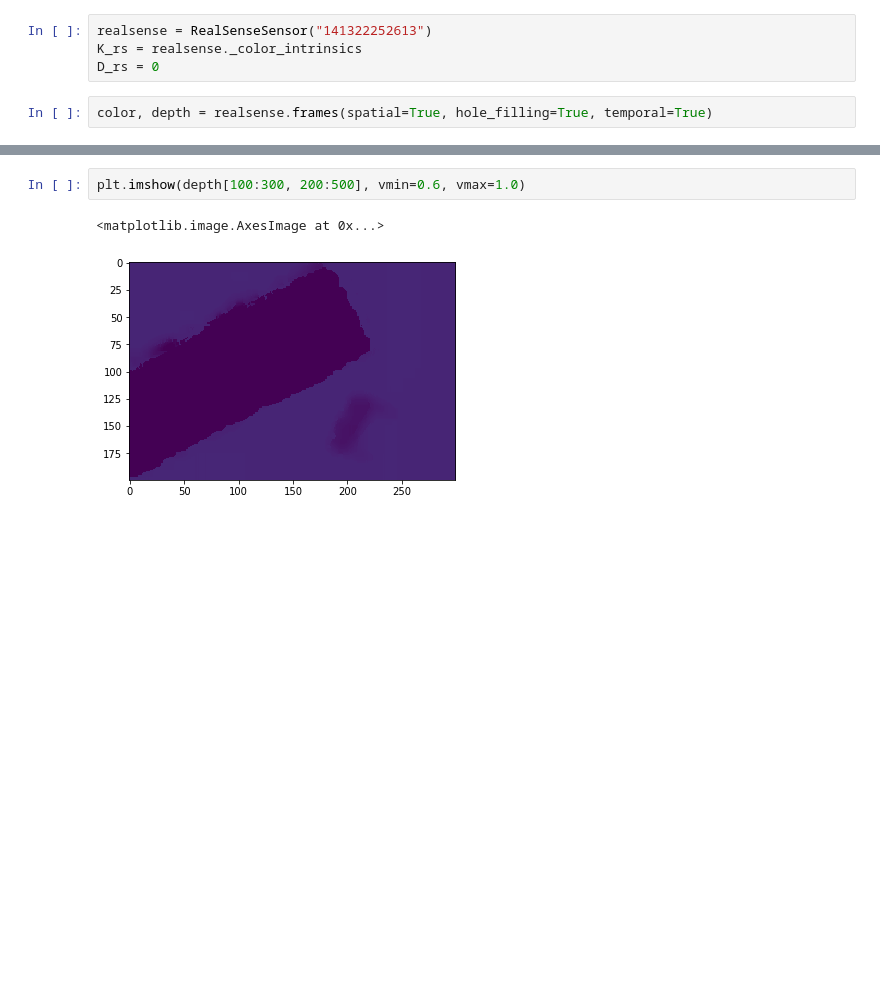
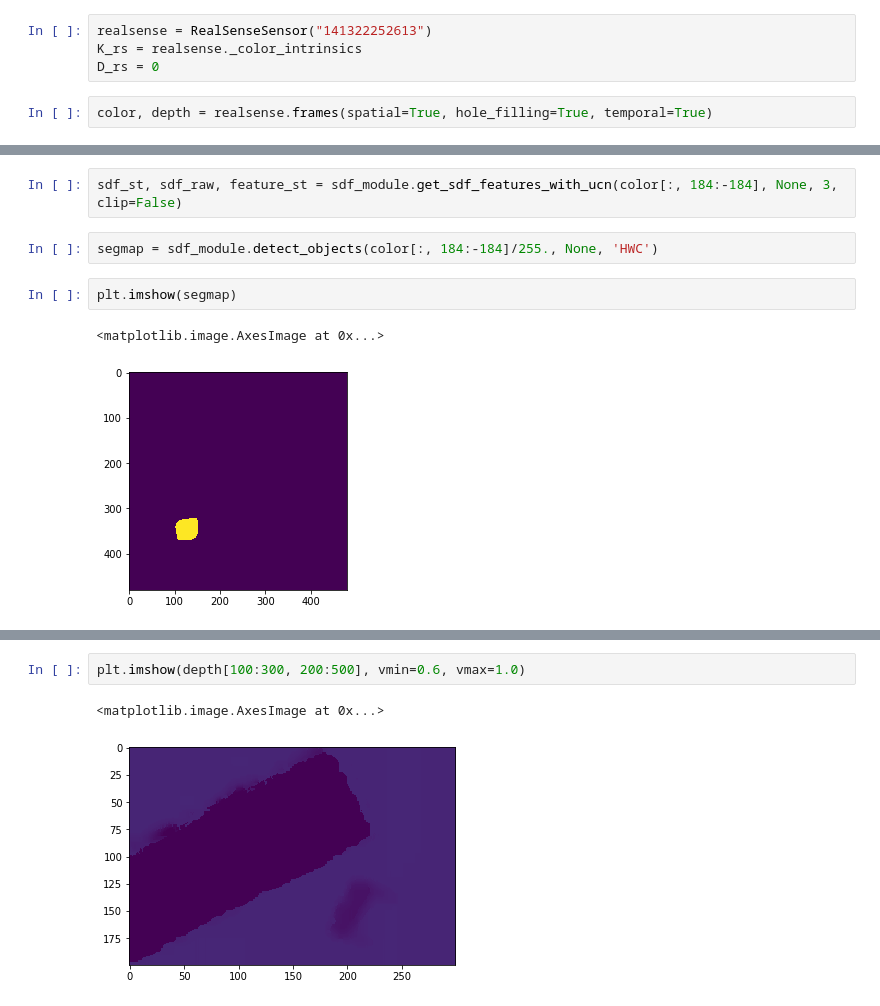
Before and after one commit to hogunkee/ur5_manipulation, a Jupyter notebook: realrobot/realrobot_writing.ipynb, the cells around one changed output, grey strips where cells are left out. Saved outputs shown, nothing was run; the diff lists cells and outputs as text; blank space fills up the shorter version.

```diff
--- a/realrobot/realrobot_writing.ipynb
+++ b/realrobot/realrobot_writing.ipynb
@@ -50,0 +60,9 @@ RuntimeError: Attempting to deserialize object on a CUDA device but torch.cuda.i
+# %%
+sdf_st, sdf_raw, feature_st = sdf_module.get_sdf_features_with_ucn(color[:, 184:-184], None, 3, clip=False)
+# %%
+segmap = sdf_module.detect_objects(color[:, 184:-184]/255., None, 'HWC')
+# %%
+plt.imshow(segmap)
+# %% [output]
+<matplotlib.image.AxesImage at 0x...>
+[figure, added]
```
Also changed, not shown: parts of 10 cells of this notebook, 4 other files.
